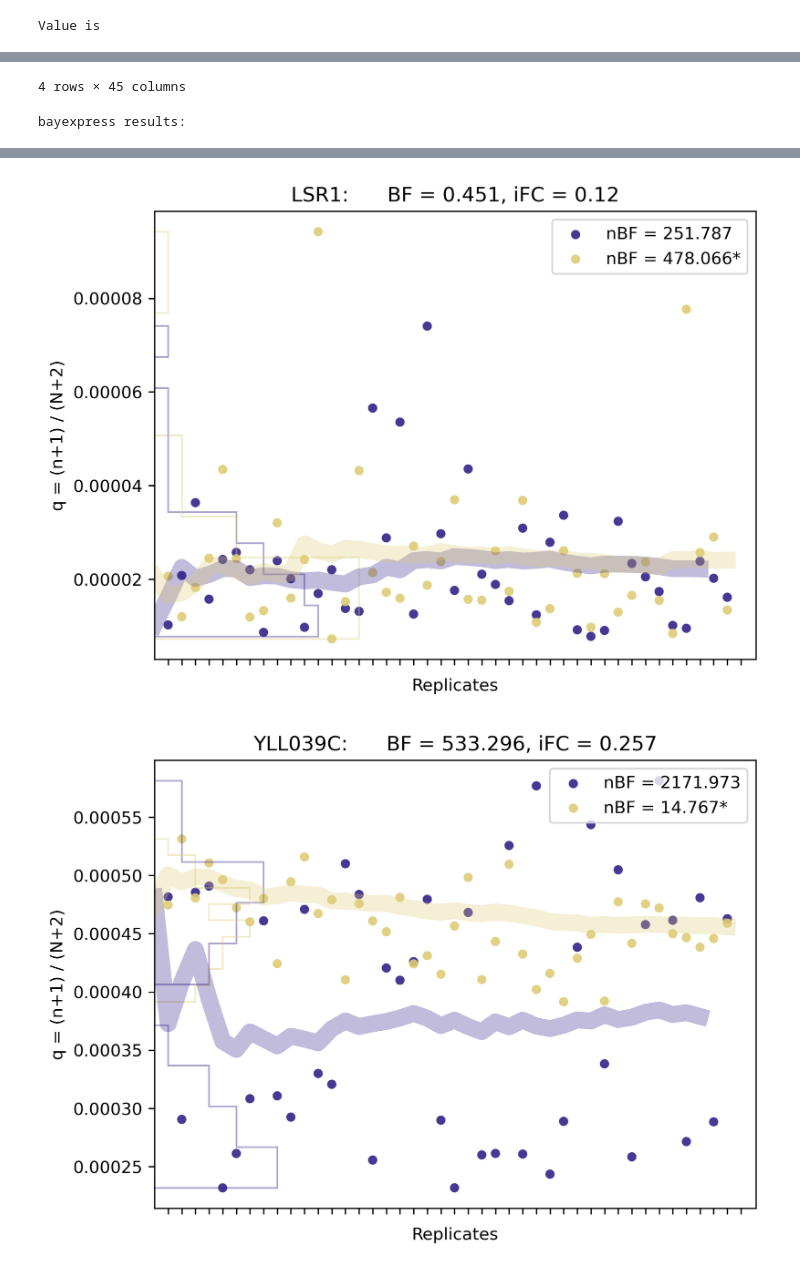
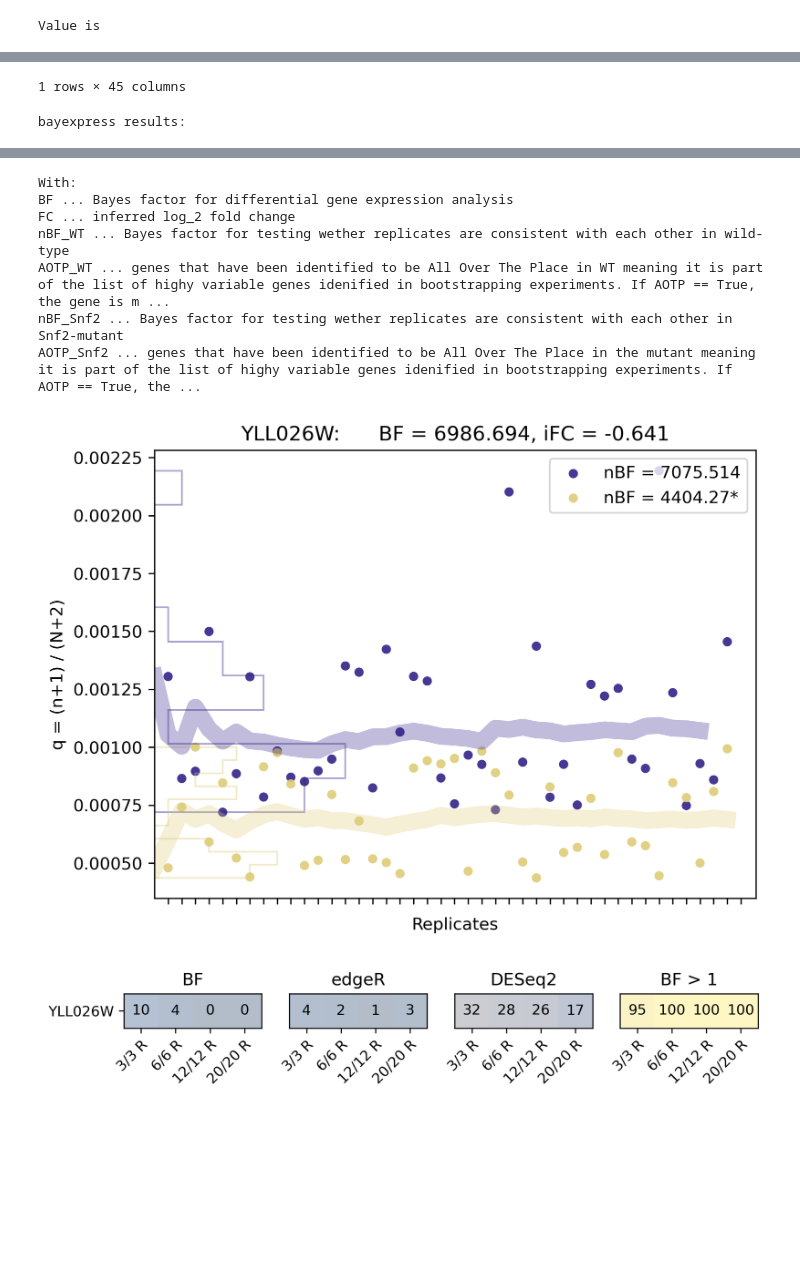
Before and after one commit to Morris-Research-Group/BDGE, a Jupyter notebook: stalking_genes.ipynb, the cells around one changed output, grey strips where cells are left out. Drawn from its saved outputs; the diff is of its cells as text; code cells hidden in the pictures; blank space fills up the shorter version.

```diff
--- a/stalking_genes.ipynb
+++ b/stalking_genes.ipynb
@@ -376,7 +384,7 @@ def stalk(genes):
     ax4.set_title('BF > 1')
     plt.show()
 # %%
-stalk(['LSR1', 'YLL039C', 'YJL098W', 'YLL026W'])
+stalk(['YLL026W'])
 # %% [output]
 Read counts in WT across replicates:
 |  | genes | 1 | 2 | 3 | 4 | 5 | 6 | 7 | 8 | 9 | ... | ... |
@@ -393,3 +395,3 @@ Read counts in Snf2 mutant across replicates:
 | 4105 | YLL026W | 4902 | 6442 | 8778 | 6301 | 5824 | 6513 | 3583 | 9178 | 8045 | ... | ... |
-4 rows × 45 columns
+1 rows × 45 columns
 bayexpress results:
@@ -401,2 +400,9 @@ bayexpress results:
+With:
+BF ... Bayes factor for differential gene expression analysis
+FC ... inferred log_2 fold change
+nBF_WT ... Bayes factor for testing wether replicates are consistent with each other in wild-type
+AOTP_WT ... genes that have been identified to be All Over The Place in WT meaning it is part of the list of highy variable genes idenified in bootstrapping experiments. If AOTP == True, the gene is m ...
+nBF_Snf2 ... Bayes factor for testing wether replicates are consistent with each other in Snf2-mutant
+AOTP_Snf2 ... genes that have been identified to be All Over The Place in the mutant meaning it is part of the list of highy variable genes idenified in bootstrapping experiments. If AOTP == True, the ...
-[figure, old version]
+[figure, new version]
-[figure, old version]
+[figure, new version]
```
Also changed, not shown: parts of 3 cells of this notebook, 1 other file.
